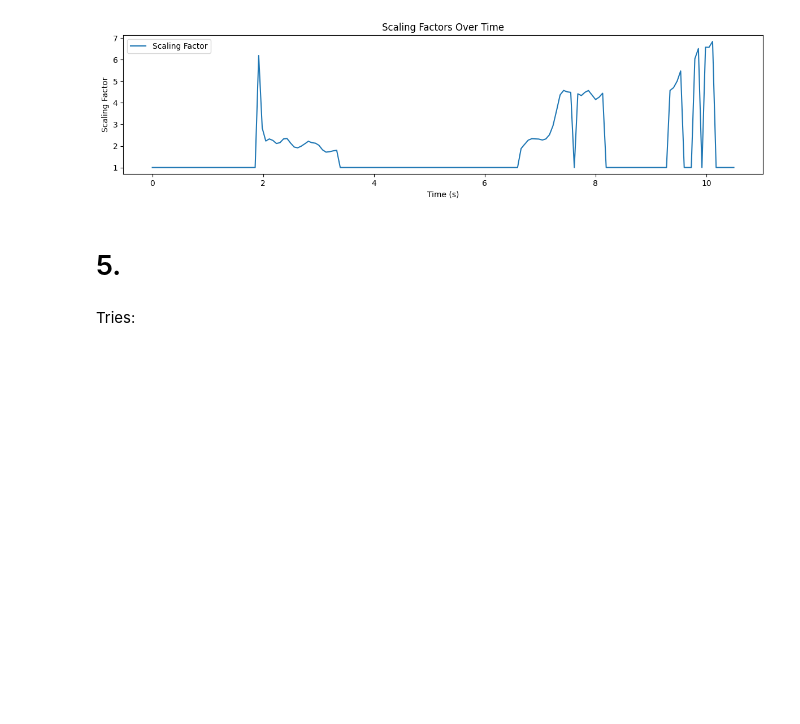
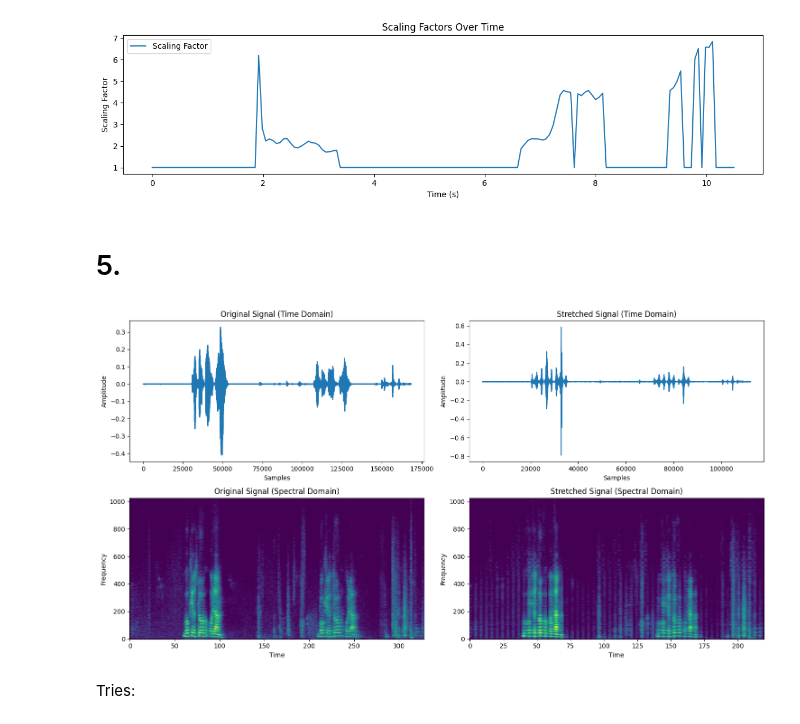
Before and after one commit to omertalmi5/first_assignment_audio_processing, a Jupyter notebook: paractical_assignment_with_question_5.ipynb, the cells around one changed output. Saved outputs shown, nothing was run; the diff lists cells and outputs as text; code cells hidden in the pictures; blank space fills up the shorter version.

```diff
--- a/paractical_assignment_with_question_4.ipynb
+++ b/paractical_assignment_with_question_5.ipynb
@@ -349,93 +349,77 @@ import IPython.display as ipd
 import matplotlib.pyplot as plt
 # %%
 def phase_vocoder(y, sr, speed_factor=1.5):
-    # STFT parameters
     n_fft = 2048
     hop_length = n_fft // 4
 
-    # Step ii: Apply STFT
-    D = librosa.stft(y, n_fft=n_fft, hop_length=hop_length)
+    stft_output = librosa.stft(y, n_fft=n_fft, hop_length=hop_length)
+    mag, phase = librosa.magphase(stft_output)
 
-    # Step iii: Calculate magnitude and phase
-    mag, phase = librosa.magphase(D)
+    time_steps = np.arange(0, stft_output.shape[1], speed_factor)
+    phase_advance = np.linspace(0, np.pi * hop_length, stft_output.shape[0])
 
-    # Step i: Set time mapping
-    time_steps = np.arange(0, D.shape[1], speed_factor)
-    phase_advance = np.linspace(0, np.pi * hop_length, D.shape[0])
-
-    # Initialize output array
-    new_D = np.zeros((D.shape[0], len(time_steps)), dtype=complex)
+    new_stft_output = np.zeros((stft_output.shape[0], len(time_steps)), dtype=complex)
 
     # Phase accumulator
-    phase_acc = np.angle(D[:, 0])
+    phase_acc = np.angle(stft_output[:, 0])
 
-    # Process each frame
-    for i, step in enumerate(time_steps):
-        if i == len(time_steps) - 1:
+    for frame_index, step in enumerate(time_steps):
+        if frame_index == len(time_steps) - 1:
             break
 
-        # Get frame index
         frame = int(step)
-
-        # Get magnitude
-        new_D[:, i] = mag[:, frame]
+        new_stft_output[:, frame_index] = mag[:, frame]
 
         # Accumulate phase
         phase_acc += phase_advance
 
         # Apply phase
-        new_D[:, i] *= np.exp(1j * phase_acc)
+        new_stft_output[:, frame_index] *= np.exp(1j * phase_acc)
 
-    # Step iv: Apply iSTFT
-    y_stretched = librosa.istft(new_D, hop_length=hop_length)
+    output = librosa.istft(new_stft_output, hop_length=hop_length)
 
-    return y_stretched
+    return output
 
-# Load audio (replace with your audio file)
-y, sr = librosa.load('your_audio.wav')
 
-# Apply phase vocoder
-y_stretched = phase_vocoder(y, sr)
+processed_audio = phase_vocoder(audio_16kHz, 16000)
 
 # Step v: Plot signals
 plt.figure(figsize=(15, 8))
 
 # Time domain plot
 plt.subplot(2, 2, 1)
-plt.plot(y)
+plt.plot(audio_16kHz)
 plt.title('Original Signal (Time Domain)')
 plt.xlabel('Samples')
 plt.ylabel('Amplitude')
 
 plt.subplot(2, 2, 2)
-plt.plot(y_stretched)
+plt.plot(processed_audio)
 plt.title('Stretched Signal (Time Domain)')
 plt.xlabel('Samples')
 plt.ylabel('Amplitude')
 
-# Spectral domain plot
-D_original = librosa.stft(y)
-D_stretched = librosa.stft(y_stretched)
+D_original = librosa.stft(audio_16kHz)
+D_stretched = librosa.stft(processed_audio)
 
 plt.subplot(2, 2, 3)
 plt.imshow(librosa.amplitude_to_db(np.abs(D_original), ref=np.max),
            aspect='auto', origin='lower')
 plt.title('Original Signal (Spectral Domain)')
 plt.xlabel('Time')
 plt.ylabel('Frequency')
 
 plt.subplot(2, 2, 4)
 plt.imshow(librosa.amplitude_to_db(np.abs(D_stretched), ref=np.max),
            aspect='auto', origin='lower')
 plt.title('Stretched Signal (Spectral Domain)')
 plt.xlabel('Time')
 plt.ylabel('Frequency')
 
 plt.tight_layout()
 plt.show()
-
-# Play audio
-ipd.display(ipd.Audio(y_stretched, rate=sr))
+# %% [output]
+[figure, added]
 # %% [markdown]
 Tries:
 # %%
```
Also changed, not shown: parts of 2 cells of this notebook, 1 other file.
